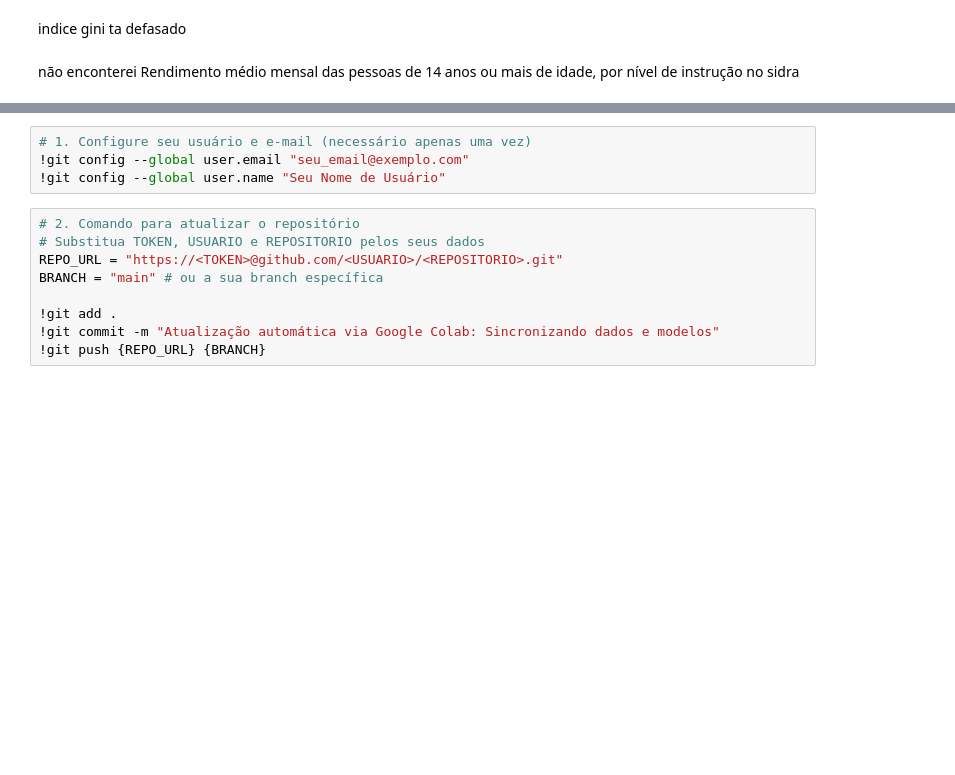
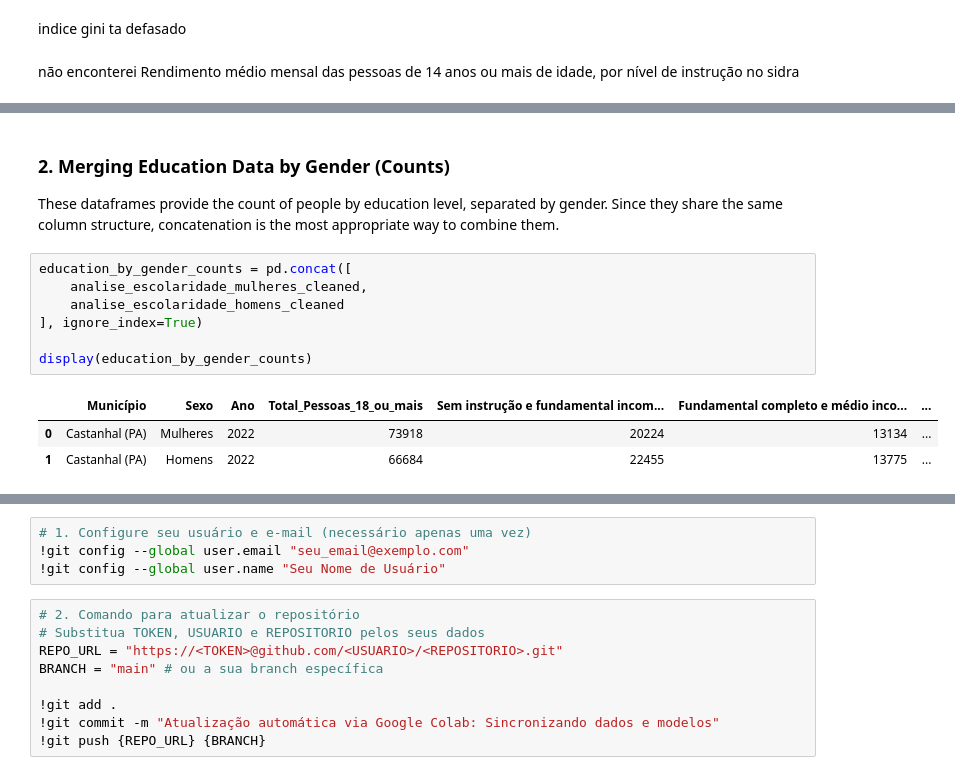
Before and after one commit to LuanLindolfo/tcc, a Jupyter notebook: tcc_censo_2022.ipynb, the cells around one changed output, grey strips where cells are left out. Cells and saved outputs as stored; diff of their text form; blank space fills up the shorter version.

```diff
--- a/tcc_censo_2022.ipynb
+++ b/tcc_censo_2022.ipynb
@@ -624,0 +691,15 @@ Este plano define o fluxo de trabalho para transformar os dados do **Censo 2022
+# %% [markdown]
+### 2. Merging Education Data by Gender (Counts)
+
+These dataframes provide the count of people by education level, separated by gender. Since they share the same column structure, concatenation is the most appropriate way to combine them.
+# %%
+education_by_gender_counts = pd.concat([
+    analise_escolaridade_mulheres_cleaned,
+    analise_escolaridade_homens_cleaned
+], ignore_index=True)
+
+display(education_by_gender_counts)
+# %% [output]
+|  | Município | Sexo | Ano | Total_Pessoas_18_ou_mais | Sem instrução e fundamental incom... | Fundamental completo e médio inco... | ... |
+| 0 | Castanhal (PA) | Mulheres | 2022 | 73918 | 20224 | 13134 | ... |
+| 1 | Castanhal (PA) | Homens | 2022 | 66684 | 22455 | 13775 | ... |
```
Also changed, not shown: parts of 42 cells of this notebook, 4 other files.
